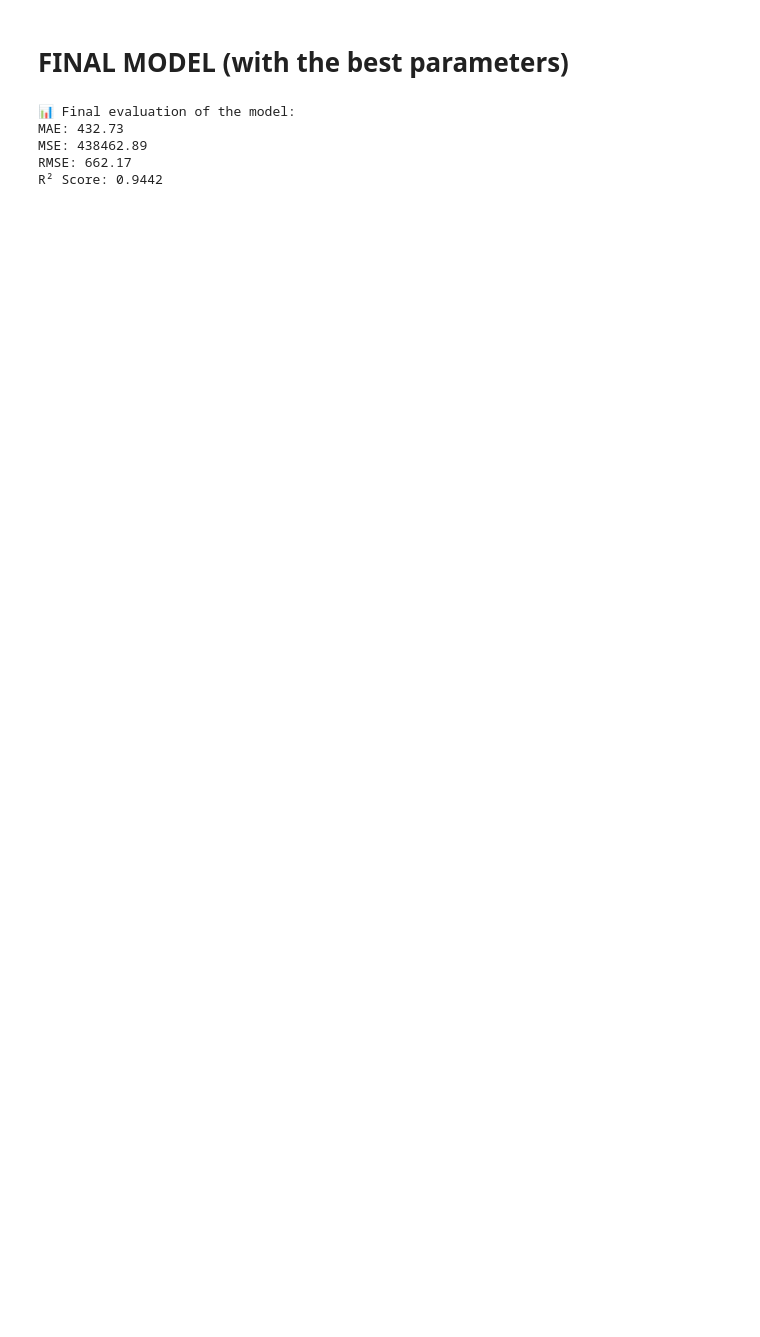
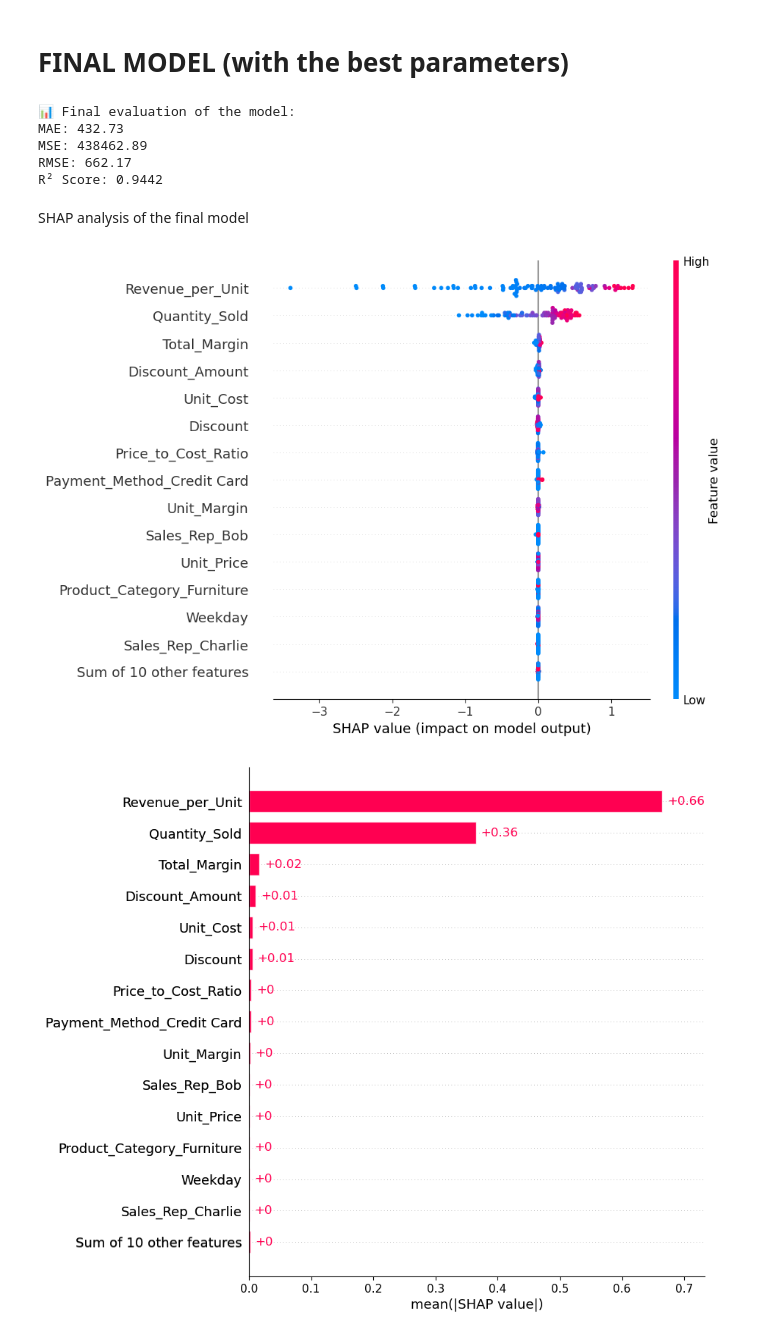
Before and after one commit to estrin00/diplomski, a Jupyter notebook: ml_xgbr.ipynb, the cells around one changed output. Cells and saved outputs as stored; diff of their text form; code cells hidden in the pictures; blank space fills up the shorter version.

Commit message:
shap of the final model

```diff
--- a/ml_xgbr.ipynb
+++ b/ml_xgbr.ipynb
@@ -547,3 +547,26 @@ MAE: 432.73
 MSE: 438462.89
 RMSE: 662.17
 R² Score: 0.9442
+# %% [markdown]
+SHAP analysis of the final model
+# %%
+import shap
+import matplotlib.pyplot as plt
+import numpy as np
+
+ohe = preprocessor.named_transformers_['cat']
+encoded_cat_names = ohe.get_feature_names_out(categorical)
+feature_names = np.concatenate([encoded_cat_names, numerical])
+
+explainer = shap.Explainer(model)
+
+shap_values = explainer(X_test)
+
+shap_values.feature_names = feature_names
+
+shap.plots.beeswarm(shap_values, max_display=15)
+
+shap.plots.bar(shap_values, max_display=15)
+# %% [output]
+[figure, added]
+[figure, added]
```
Also changed, not shown: parts of 3 cells of this notebook.
